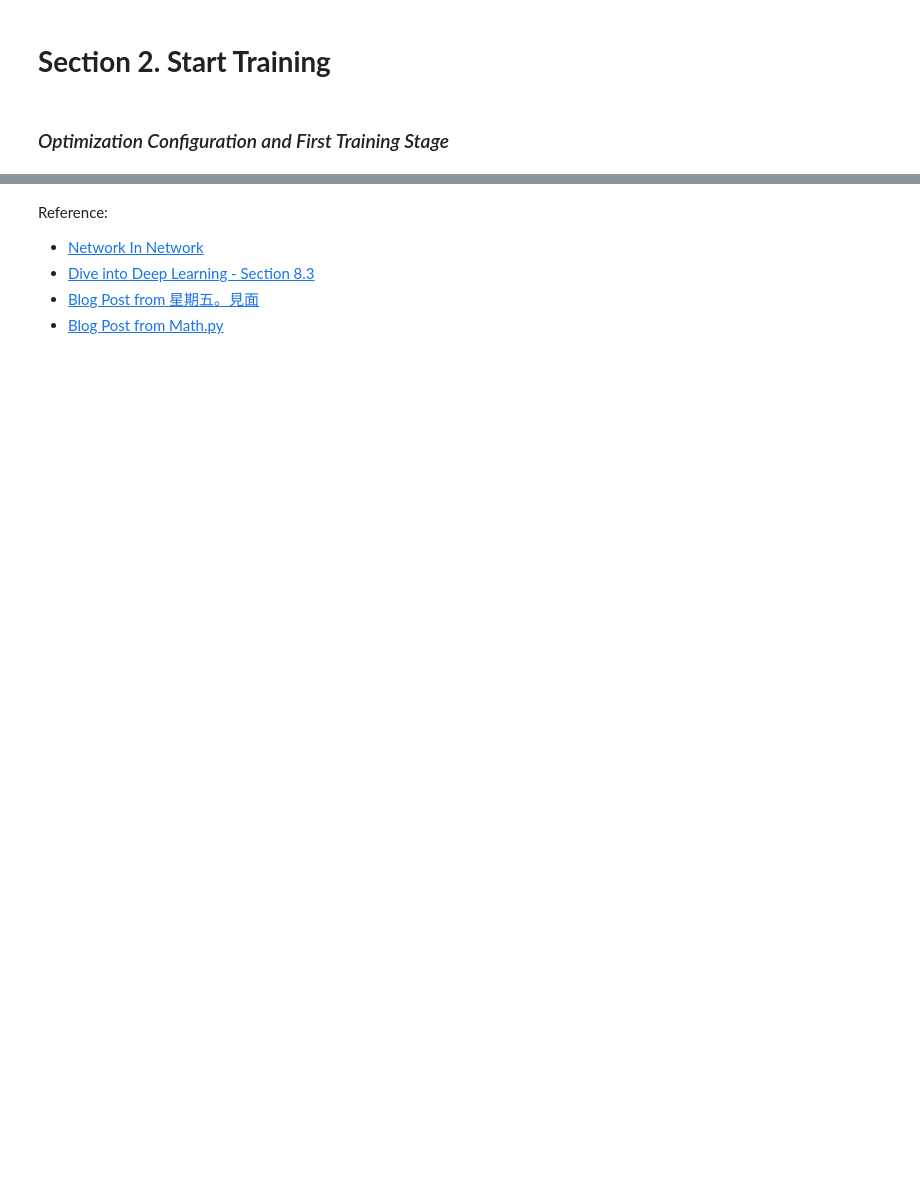
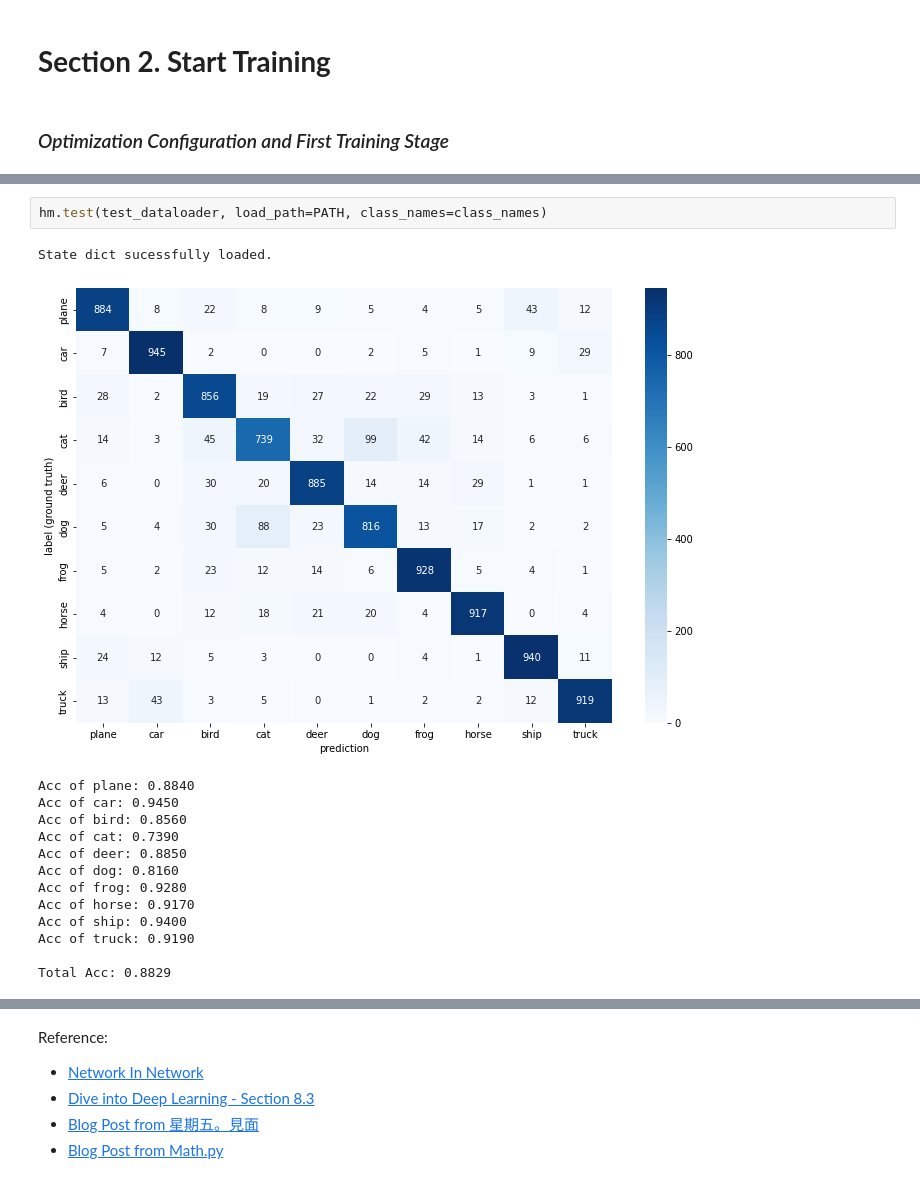
Before and after one commit to kevinkevin556/Dlchemist, a Jupyter notebook: nin2.ipynb, the cells around one changed output, grey strips where cells are left out. Cells and saved outputs as stored; diff of their text form; blank space fills up the shorter version.

```diff
--- a/nin2.ipynb
+++ b/nin2.ipynb
@@ -556 +574,18 @@ Total Acc: 0.738
+# %%
+hm.test(test_dataloader, load_path=PATH, class_names=class_names)
+# %% [output]
+State dict sucessfully loaded.
+[figure, added]
+Acc of plane: 0.8840
+Acc of car: 0.9450
+Acc of bird: 0.8560
+Acc of cat: 0.7390
+Acc of deer: 0.8850
+Acc of dog: 0.8160
+Acc of frog: 0.9280
+Acc of horse: 0.9170
+Acc of ship: 0.9400
+Acc of truck: 0.9190
+
+Total Acc: 0.8829
 # %%
```
Also changed, not shown: parts of 14 cells of this notebook.
